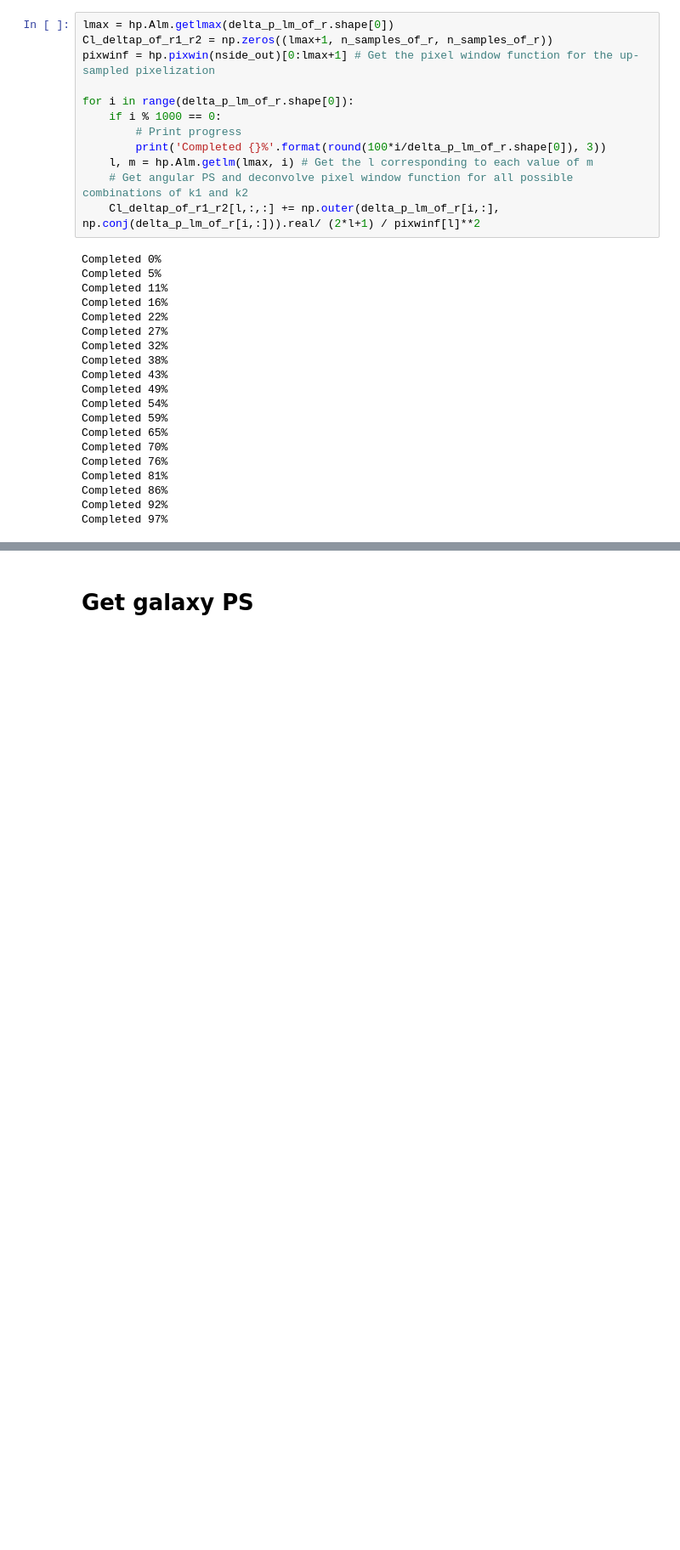
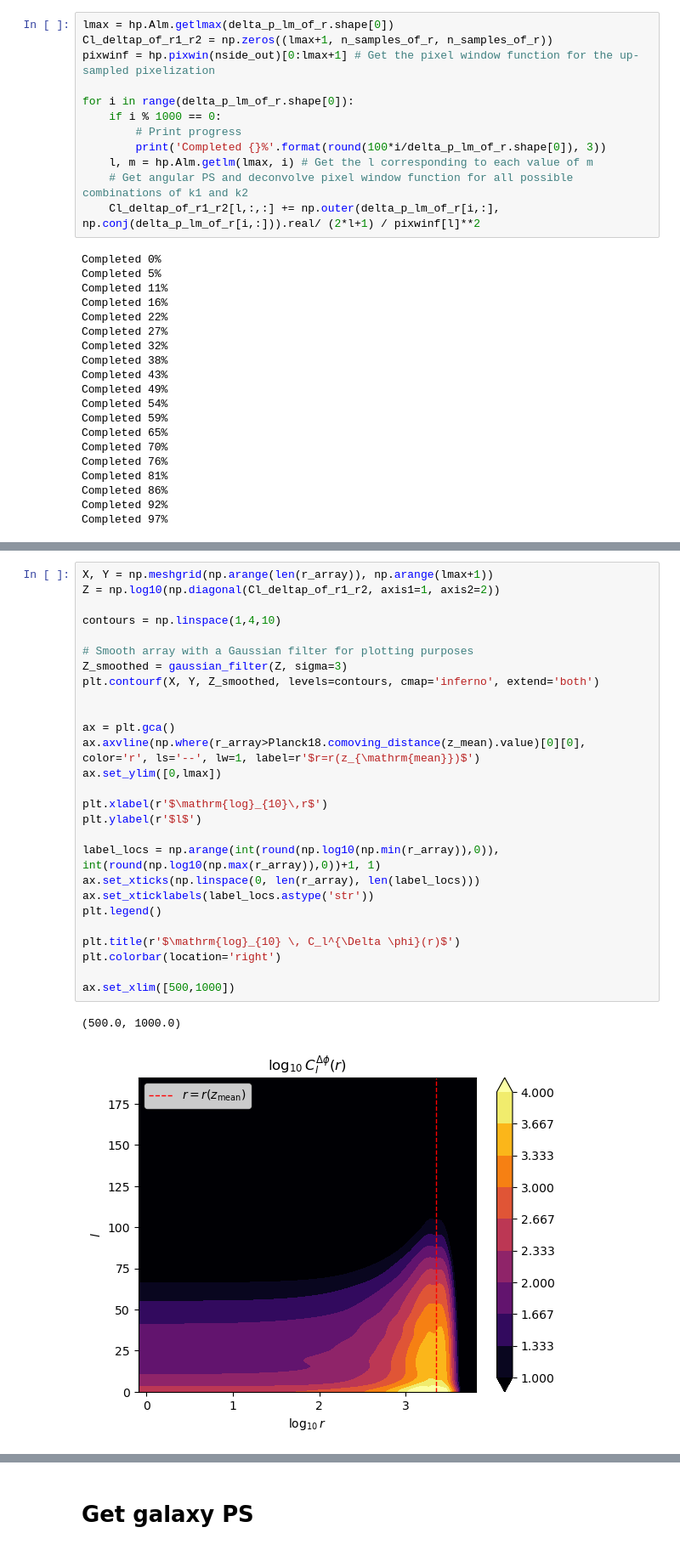
Before and after one commit to abaleato/CARDiAC, a Jupyter notebook: compute_biases.ipynb, the cells around one changed output, grey strips where cells are left out. Shown at 85% size. Cells and saved outputs as stored; diff of their text form; blank space fills up the shorter version.

```diff
--- a/compute_biases.ipynb
+++ b/compute_biases.ipynb
@@ -191,0 +204,30 @@ Completed 97%
+# %%
+X, Y = np.meshgrid(np.arange(len(r_array)), np.arange(lmax+1))
+Z = np.log10(np.diagonal(Cl_deltap_of_r1_r2, axis1=1, axis2=2))
+
+contours = np.linspace(1,4,10)
+
+# Smooth array with a Gaussian filter for plotting purposes
+Z_smoothed = gaussian_filter(Z, sigma=3)
+plt.contourf(X, Y, Z_smoothed, levels=contours, cmap='inferno', extend='both')
+
+
+ax = plt.gca()
+ax.axvline(np.where(r_array>Planck18.comoving_distance(z_mean).value)[0][0], color='r', ls='--', lw=1, label=r'$r=r(z_{\mathrm{mean}})$')
+ax.set_ylim([0,lmax])
+
+plt.xlabel(r'$\mathrm{log}_{10}\,r$')
+plt.ylabel(r'$l$')
+
+label_locs = np.arange(int(round(np.log10(np.min(r_array)),0)), int(round(np.log10(np.max(r_array)),0))+1, 1)
+ax.set_xticks(np.linspace(0, len(r_array), len(label_locs)))
+ax.set_xticklabels(label_locs.astype('str'))
+plt.legend()
+
+plt.title(r'$\mathrm{log}_{10} \, C_l^{\Delta \phi}(r)$')
+plt.colorbar(location='right')
+
+ax.set_xlim([500,1000])
+# %% [output]
+(500.0, 1000.0)
+[figure, added]
```
Also changed, not shown: parts of 5 cells of this notebook.
